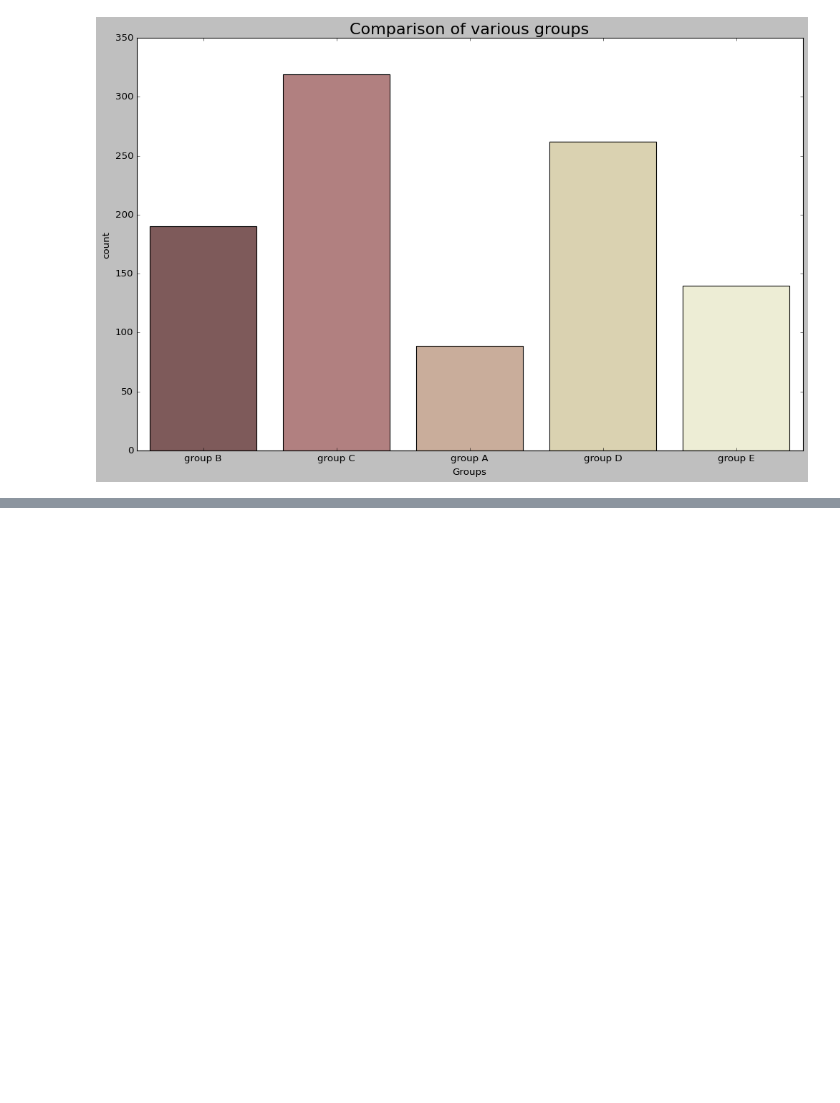
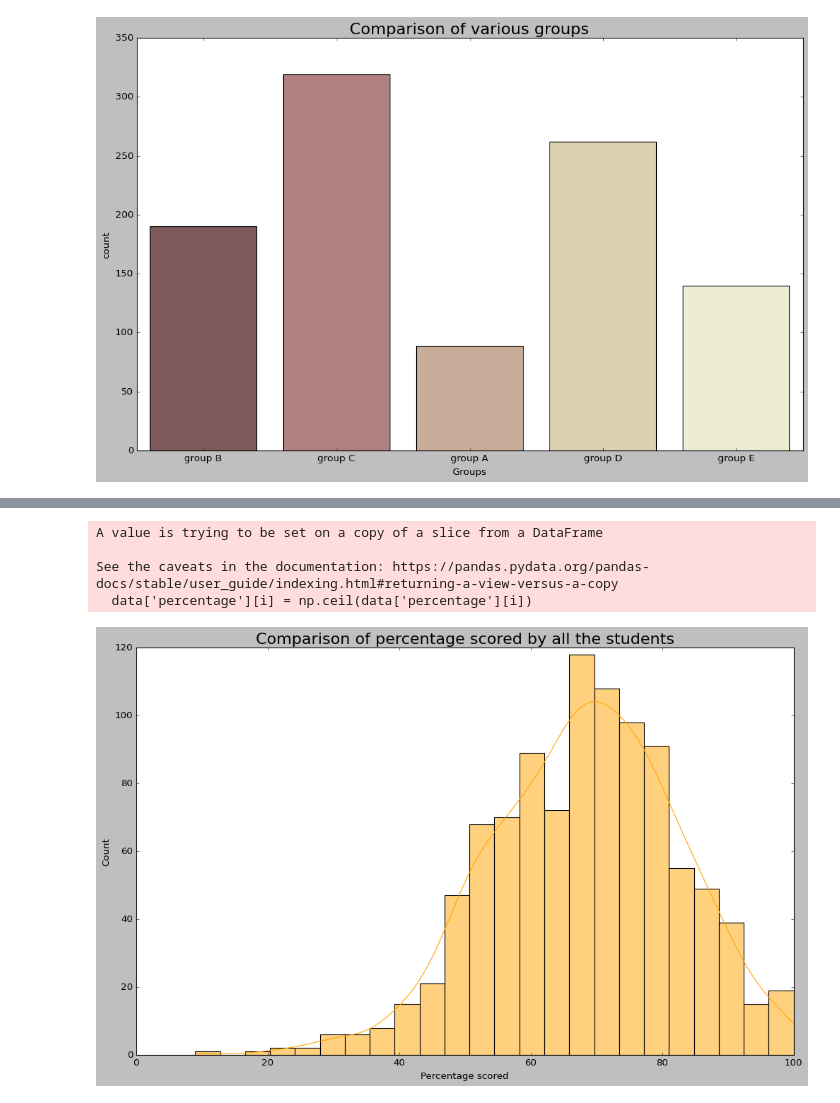
Before and after one commit to Kushal-Chandar/statistics-student-performance-analysis, a Jupyter notebook: app.ipynb, the cells around one changed output, grey strips where cells are left out. Cells and saved outputs as stored; diff of their text form; code cells hidden in the pictures; blank space fills up the shorter version.

```diff
--- a/app.ipynb
+++ b/app.ipynb
@@ -151,0 +173,19 @@ plt.show()
+# %%
+data['percentage'] = data['total_score']/3
+
+for i in range(0, 1000):
+    data['percentage'][i] = np.ceil(data['percentage'][i])
+
+plt.rcParams['figure.figsize'] = (15, 9)
+sns.histplot(data['percentage'], color = 'orange', kde=True)
+
+plt.title('Comparison of percentage scored by all the students', fontweight = 30, fontsize = 20)
+plt.xlabel('Percentage scored')
+plt.ylabel('Count')
+plt.show()
+# %% [output]
+A value is trying to be set on a copy of a slice from a DataFrame
+
+See the caveats in the documentation: https://pandas.pydata.org/pandas-docs/stable/user_guide/indexing.html#returning-a-view-versus-a-copy
+  data['percentage'][i] = np.ceil(data['percentage'][i])
+[figure, added]
```
Also changed, not shown: parts of 12 cells of this notebook.
